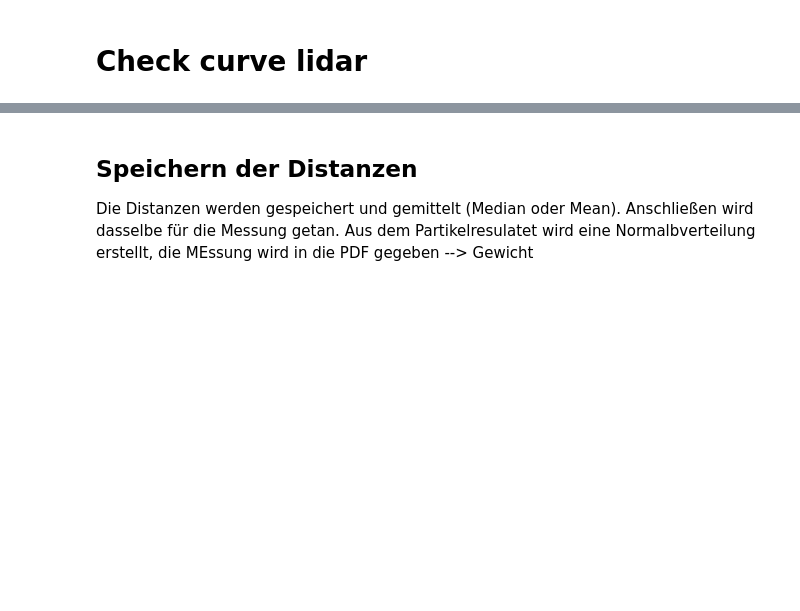
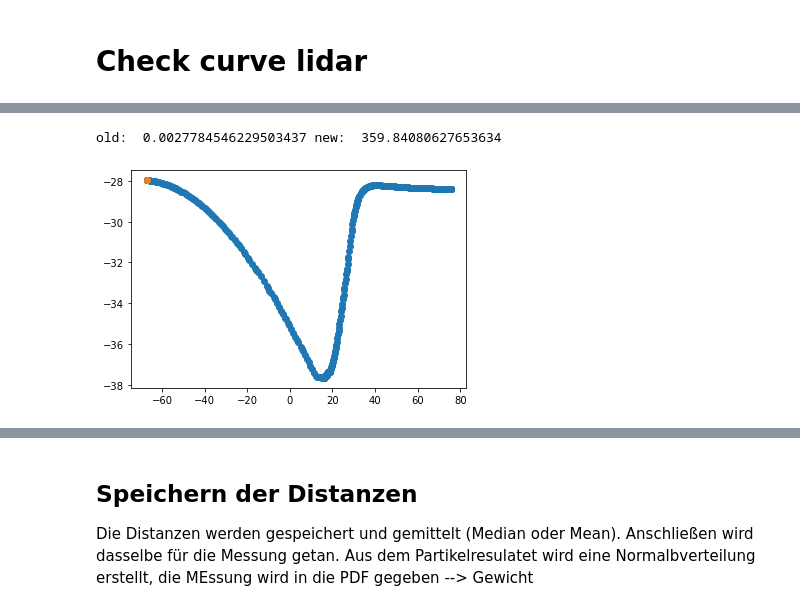
Before and after one commit to MoritzPoritz/Partikelfilter-Vehicle-Lokalization, a Jupyter notebook: particle_filter_lokalization/Notebooks/Examine_Data.ipynb, the cells around one changed output, grey strips where cells are left out. Drawn from its saved outputs; the diff is of its cells as text; code cells hidden in the pictures; blank space fills up the shorter version.

Commit message:
began connecting imu filter to carla, checked orientation offset

```diff
--- a/particle_filter_lokalization/Notebooks/Examine_Data.ipynb
+++ b/particle_filter_lokalization/Notebooks/Examine_Data.ipynb
@@ -13,3 +15,2 @@ from scipy.spatial.distance import directed_hausdorff
 # %%
-cd = pd.read_csv("../data/curve__lidar__data.csv")
-pc = pd.read_csv('../data/curve__pc.csv')
+cd = pd.read_csv("../data/overall__imu__data.csv")
@@ -17,0 +17,13 @@ pcs = np.stack([pc['pc_x'], pc['pc_y']], axis=1)
+# %%
+positions = np.stack([cd['positions_x_ground_truth'], -cd['positions_y_ground_truth']], axis=1)
+orientations = (cd['orientation_measurement']- np.pi/2)%(2*np.pi)
+
+new_os = []
+x_axis = np.array([1,0], dtype=float)
+for o in orientations:
+    # convert to vector length 1 and invert y axis
+    vec = np.array([np.cos(o), -np.sin(o)], dtype=float)
+    angle = np.arctan2(vec[1], vec[0])% (np.pi*2)
+    print(np.rad2deg(angle))
+    new_os.append(angle)
+new_os = np.array(new_os)
@@ -17,0 +48,10 @@ pcs = np.stack([pc['pc_x'], pc['pc_y']], axis=1)
+# %%
+
+
+plt.scatter(positions[:,0], positions[:,1])
+plt.scatter(positions[0,0], positions[0,1])
+
+print("old: ", orientations[0], "new: ", np.rad2deg(new_os[0]))
+# %% [output]
+old:  0.0027784546229503437 new:  359.84080627653634
+[figure, added]
```
Also changed, not shown: parts of 40 cells of this notebook, 45 other files.
